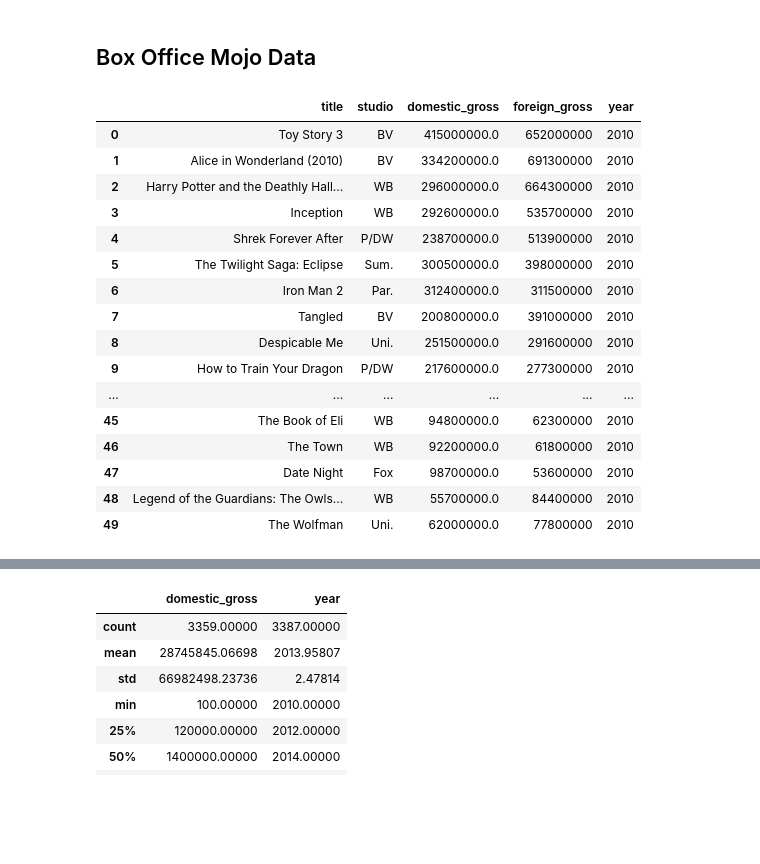
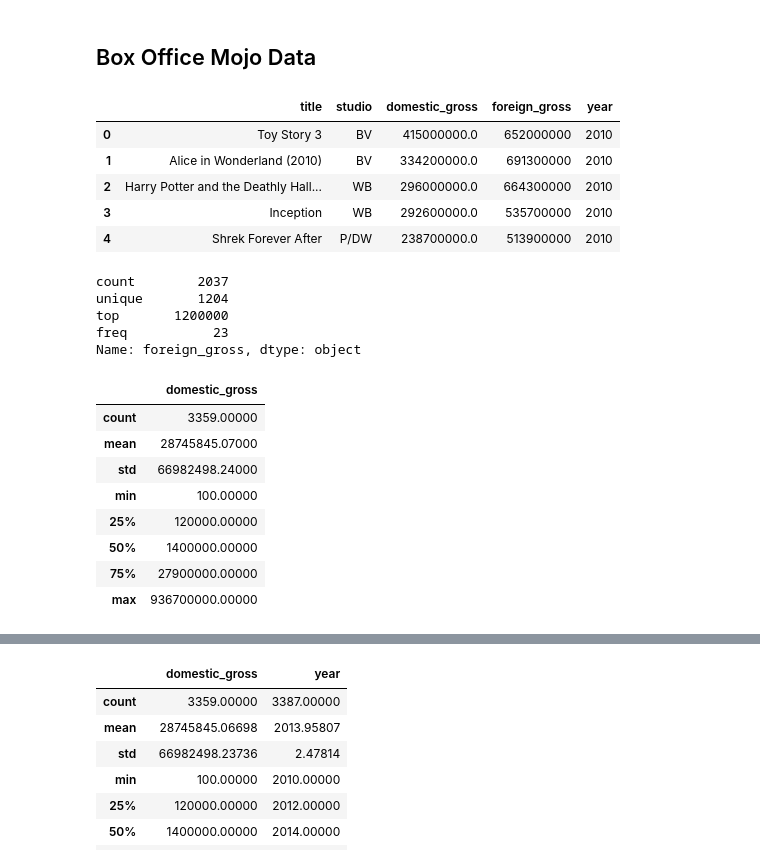
Before and after one commit to hacampbell1/teamaustin, a Jupyter notebook: computer_vision2.ipynb, the cells around one changed output, grey strips where cells are left out. Cells and saved outputs as stored; diff of their text form; code cells hidden in the pictures; blank space fills up the shorter version.

```diff
--- a/computer_vision2.ipynb
+++ b/computer_vision2.ipynb
@@ -615,22 +726,11 @@ memory usage: 2.2+ MB
 ## Box Office Mojo Data
 # %%
 bom_gross = pd.read_csv('data/bom.movie_gross.csv.gz')
-bom_gross.head(50)
+bom_gross.head()
 # %% [output]
 |  | title | studio | domestic_gross | foreign_gross | year |
 | 0 | Toy Story 3 | BV | 415000000.0 | 652000000 | 2010 |
 | 1 | Alice in Wonderland (2010) | BV | 334200000.0 | 691300000 | 2010 |
 | 2 | Harry Potter and the Deathly Hall... | WB | 296000000.0 | 664300000 | 2010 |
 | 3 | Inception | WB | 292600000.0 | 535700000 | 2010 |
 | 4 | Shrek Forever After | P/DW | 238700000.0 | 513900000 | 2010 |
-| 5 | The Twilight Saga: Eclipse | Sum. | 300500000.0 | 398000000 | 2010 |
-| 6 | Iron Man 2 | Par. | 312400000.0 | 311500000 | 2010 |
-| 7 | Tangled | BV | 200800000.0 | 391000000 | 2010 |
-| 8 | Despicable Me | Uni. | 251500000.0 | 291600000 | 2010 |
-| 9 | How to Train Your Dragon | P/DW | 217600000.0 | 277300000 | 2010 |
-| ... | ... | ... | ... | ... | ... |
-| 45 | The Book of Eli | WB | 94800000.0 | 62300000 | 2010 |
-| 46 | The Town | WB | 92200000.0 | 61800000 | 2010 |
-| 47 | Date Night | Fox | 98700000.0 | 53600000 | 2010 |
-| 48 | Legend of the Guardians: The Owls... | WB | 55700000.0 | 84400000 | 2010 |
-| 49 | The Wolfman | Uni. | 62000000.0 | 77800000 | 2010 |
@@ -636,0 +739,22 @@ bom_gross.head(50)
+# %%
+bom_gross
+# %% [output]
+count        2037
+unique       1204
+top       1200000
+freq           23
+Name: foreign_gross, dtype: object
+# %%
+cols = set(bom_gross.columns) - {'year', 'studio', 'title'}
+bom_gross_1 = bom_gross[list(cols)]
+bom_gross_1.describe().apply(lambda x: x.apply('{0:.5f}'.format))
+# %% [output]
+|  | domestic_gross |
+| count | 3359.00000 |
+| mean | 28745845.07000 |
+| std | 66982498.24000 |
+| min | 100.00000 |
+| 25% | 120000.00000 |
+| 50% | 1400000.00000 |
+| 75% | 27900000.00000 |
+| max | 936700000.00000 |
```
Also changed, not shown: parts of 10 cells of this notebook.
